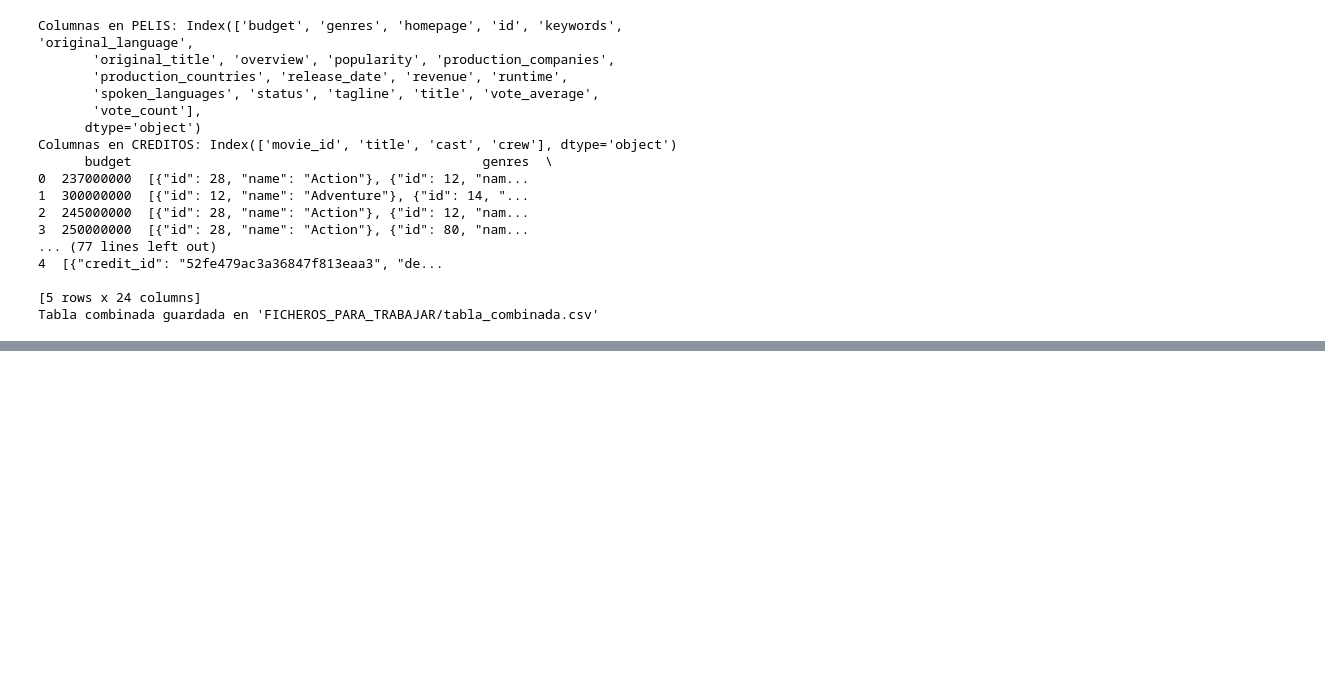
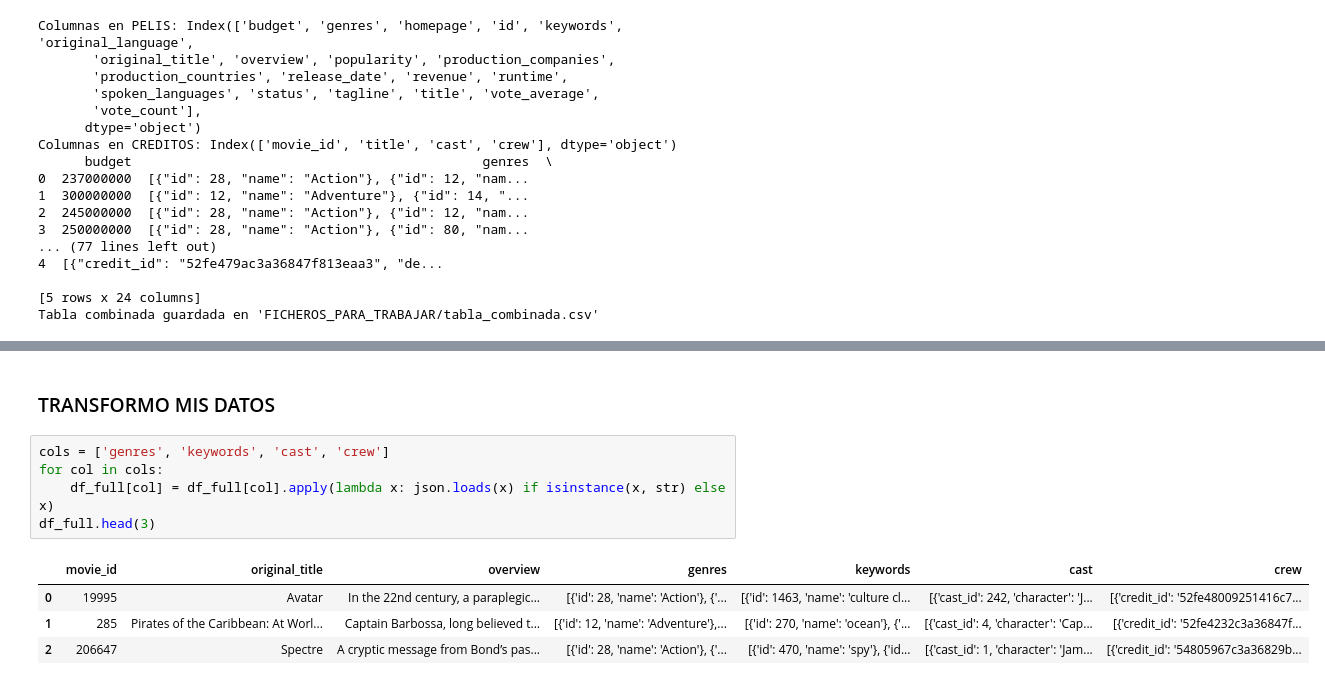
Before and after one commit to 4GeeksAcademy/20_PILAR_KNEAREST-NEIGHBORS, a Jupyter notebook: src/explore.ipynb, the cells around one changed output, grey strips where cells are left out. Cells and saved outputs as stored; diff of their text form; blank space fills up the shorter version.

```diff
--- a/src/explore.ipynb
+++ b/src/explore.ipynb
@@ -80,0 +101,12 @@ CREDITOS.to_sql("credits_table", conn, if_exists="replace", index=False)
+# %% [markdown]
+### TRANSFORMO MIS DATOS
+# %%
+cols = ['genres', 'keywords', 'cast', 'crew']
+for col in cols:
+	df_full[col] = df_full[col].apply(lambda x: json.loads(x) if isinstance(x, str) else x)
+df_full.head(3)
+# %% [output]
+|  | movie_id | original_title | overview | genres | keywords | cast | crew |
+| 0 | 19995 | Avatar | In the 22nd century, a paraplegic... | [{'id': 28, 'name': 'Action'}, {'... | [{'id': 1463, 'name': 'culture cl... | [{'cast_id': 242, 'character': 'J... | [{'credit_id': '52fe48009251416c7... |
+| 1 | 285 | Pirates of the Caribbean: At Worl... | Captain Barbossa, long believed t... | [{'id': 12, 'name': 'Adventure'},... | [{'id': 270, 'name': 'ocean'}, {'... | [{'cast_id': 4, 'character': 'Cap... | [{'credit_id': '52fe4232c3a36847f... |
+| 2 | 206647 | Spectre | A cryptic message from Bond’s pas... | [{'id': 28, 'name': 'Action'}, {'... | [{'id': 470, 'name': 'spy'}, {'id... | [{'cast_id': 1, 'character': 'Jam... | [{'credit_id': '54805967c3a36829b... |
```
Also changed, not shown: parts of 12 cells of this notebook, 8 other files.
